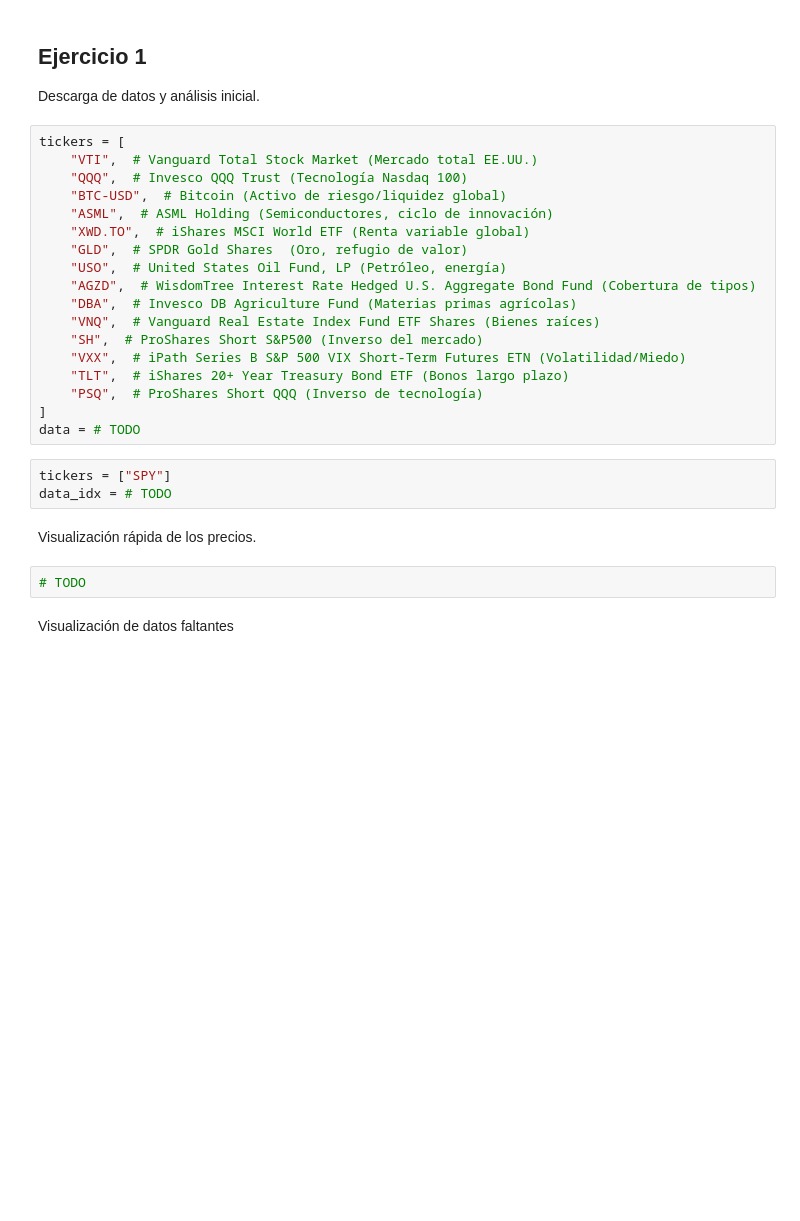
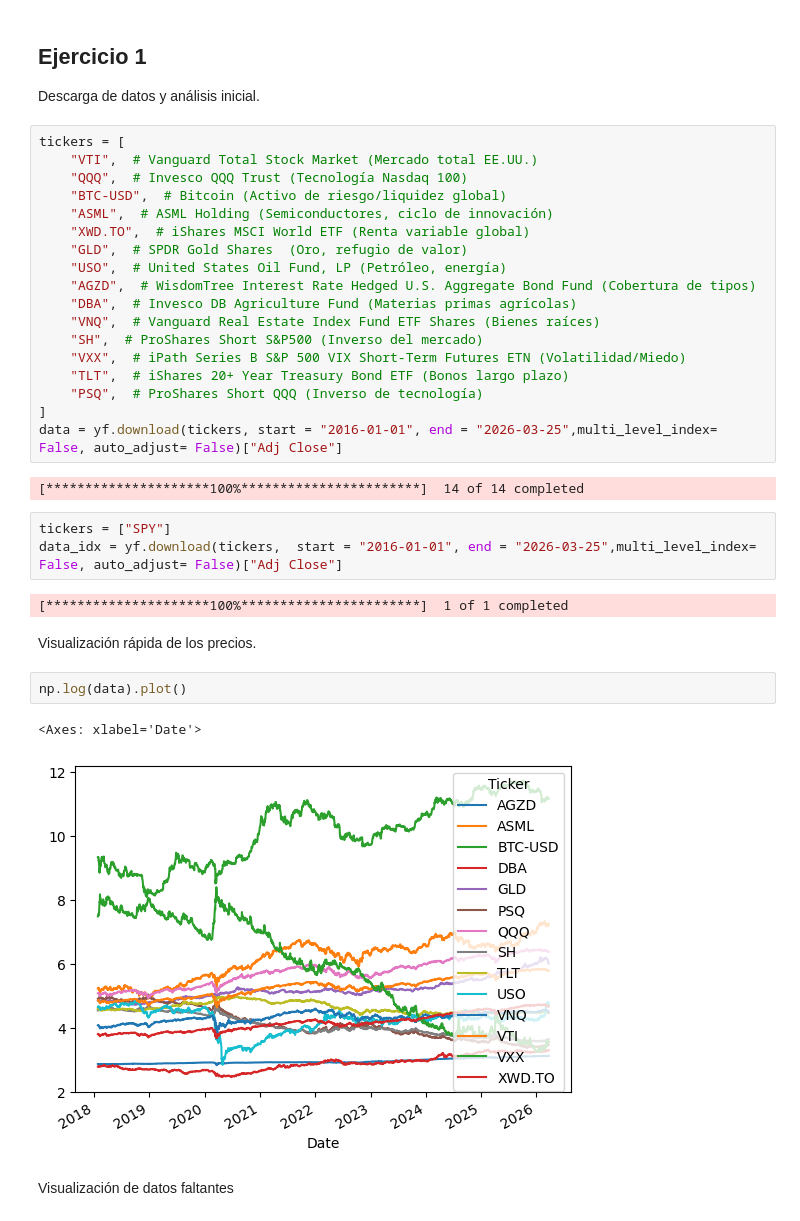
Before and after one commit to alfonso-santos/microcredencial-carteras-python, a Jupyter notebook: Tema_5_APT/src/Prueba_Nivel.ipynb, the cells around one changed output. Drawn from its saved outputs; the diff is of its cells as text; blank space fills up the shorter version.

```diff
--- a/Tema_5_APT/src/Prueba_Nivel.ipynb
+++ b/Tema_5_APT/src/Prueba_Nivel.ipynb
@@ -31,14 +31,21 @@ tickers = [
     "TLT",  # iShares 20+ Year Treasury Bond ETF (Bonos largo plazo)
     "PSQ",  # ProShares Short QQQ (Inverso de tecnología)
 ]
-data = # TODO
+data = yf.download(tickers, start = "2016-01-01", end = "2026-03-25",multi_level_index= False, auto_adjust= False)["Adj Close"]
+# %% [output]
+[*********************100%***********************]  14 of 14 completed
 # %%
 tickers = ["SPY"]
-data_idx = # TODO
+data_idx = yf.download(tickers,  start = "2016-01-01", end = "2026-03-25",multi_level_index= False, auto_adjust= False)["Adj Close"]
+# %% [output]
+[*********************100%***********************]  1 of 1 completed
 # %% [markdown]
 Visualización rápida de los precios.
 # %%
-# TODO
+np.log(data).plot()
+# %% [output]
+<Axes: xlabel='Date'>
+[figure, added]
 # %% [markdown]
 Visualización de datos faltantes
 # %%
```
Also changed, not shown: parts of 30 cells of this notebook.
